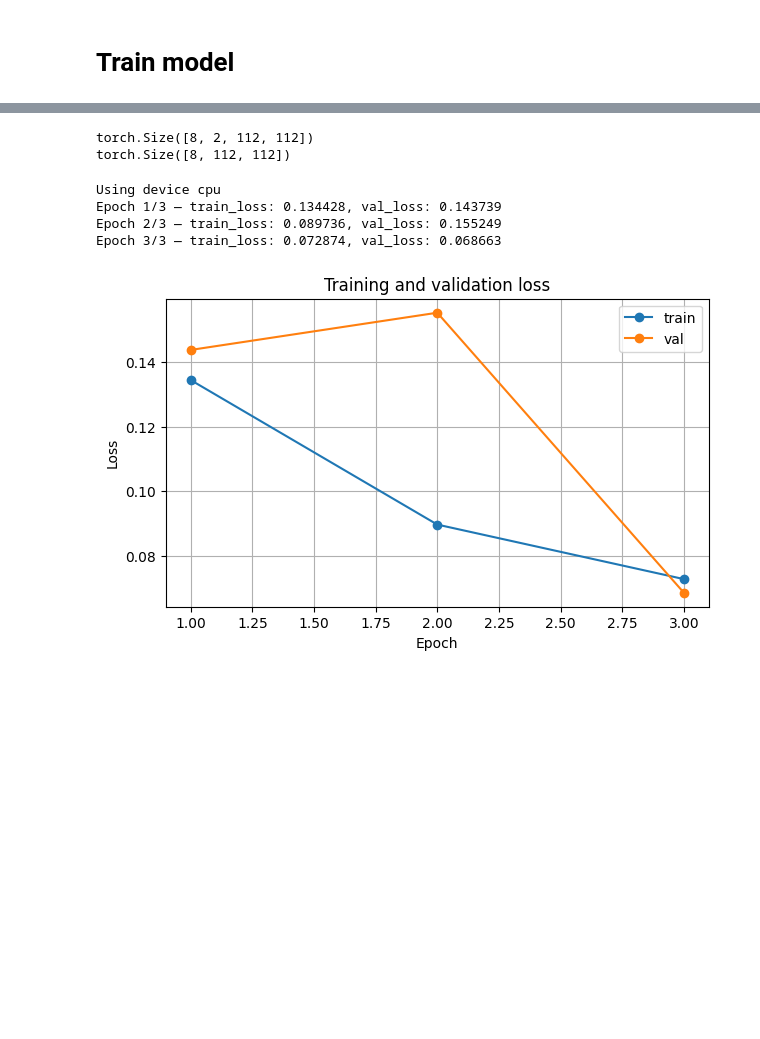
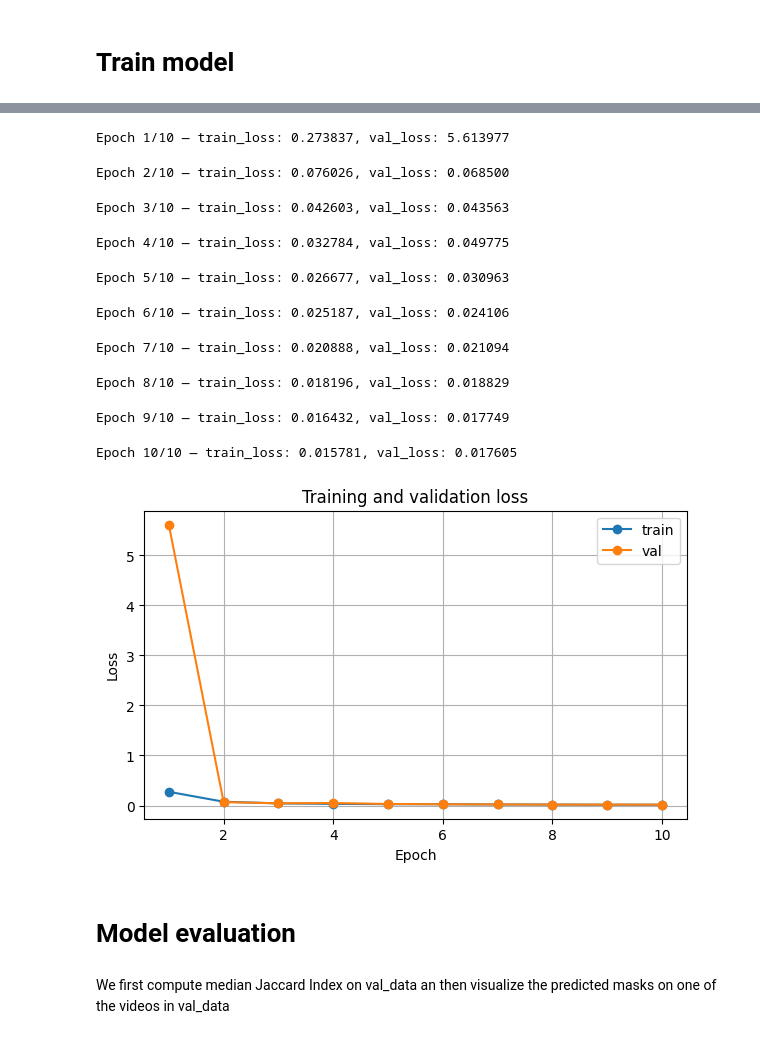
Before and after one commit to LuisZim/AML-ETH-Project2, a Jupyter notebook: UNet_baseline.ipynb, the cells around one changed output, grey strips where cells are left out. Cells and saved outputs as stored; diff of their text form; code cells hidden in the pictures; blank space fills up the shorter version.

Commit message:
Further visualizations of trained model predictions and evaluation of median Jaccard Index on validation data

```diff
--- a/UNet_baseline.ipynb
+++ b/UNet_baseline.ipynb
@@ -39,8 +39,10 @@ Example format of sample: { 'name': 'AC8ASN45B9', 'video': array([...], dtype='u
 pkl_path = './data/raw/train.pkl'
 if not os.path.exists(pkl_path):
     raise FileNotFoundError(f'{pkl_path} nicht gefunden im aktuellen Verzeichnis: {os.getcwd()}')
-
+# For simplicity, we first load only the amateur labeled data
 data = load_zipped_pickle(pkl_path)
+# take only samples from amateur data set
+data = [sample for sample in data if sample['dataset'] == 'amateur']
 
 print('Number of samples:', len(data))
 
@@ -348,12 +360,2 @@ print('# UNet cell loaded: implement dataset & dataloaders, then use the scaffol
 # %% [markdown]
 # Train model
-# %%
-from utilities import preprocess_train_data
-print("Preprocessing train data...")
-names, frames, masks = preprocess_train_data(data)
-# Make frames and masks single channel (H,W) So list has dimension (N, H, W) not (N, H, W, 1)
-print(f"Processed {len(names)} training samples.")
-print(frames[0].dtype, frames[0].shape)
-print(masks[0].dtype, masks[0].shape)
-print(frames[0].min(), frames[0].max())
-print(masks[0].min(), masks[0].max())
@@ -416,39 +428,41 @@ torch.Size([8, 112, 112])
-# %%
-img_batch, mask_batch = next(iter(train_loader))
-print(model(img_batch).shape)
-print(mask_batch.shape)
-# %% [output]
-torch.Size([8, 2, 112, 112])
-torch.Size([8, 112, 112])
 # %%
-# Train for 3 epochs and plot epoch losses
-device = torch.device('cuda' if torch.cuda.is_available() else 'cpu')
-print('Using device', device)
-model = model.to(device)
-epochs = 3
+# Train for 10 epochs and plot epoch losses
+epochs = 10
 train_losses = []
 val_losses = []
-for epoch in range(1, epochs+1):
+
+pbar = tqdm(range(1, epochs+1), desc='Overall Training')
+for epoch in pbar:
     train_loss = train_one_epoch(model, train_loader, optim, criterion, device)
-    val_loss = eval_one_epoch(model, train_loader, criterion, device)  # using train_loader as val for demo
+    val_loss = eval_one_epoch(model, val_loader, criterion, device)  # using val_loader
     train_losses.append(train_loss)
     val_losses.append(val_loss)
     print(f'Epoch {epoch}/{epochs} — train_loss: {train_loss:.6f}, val_loss: {val_loss:.6f}')
-
+    pbar.set_postfix({'train_loss': train_loss, 'val_loss': val_loss})
 # Plot losses
 import matplotlib.pyplot as plt
 plt.figure(figsize=(7,4))
 plt.plot(range(1, epochs+1), train_losses, marker='o', label='train')
 plt.plot(range(1, epochs+1), val_losses, marker='o', label='val')
 plt.xlabel('Epoch')
 plt.ylabel('Loss')
 plt.title('Training and validation loss')
 plt.legend()
 plt.grid(True)
 plt.show()
 # %% [output]
-Using device cpu
-Epoch 1/3 — train_loss: 0.134428, val_loss: 0.143739
-Epoch 2/3 — train_loss: 0.089736, val_loss: 0.155249
-Epoch 3/3 — train_loss: 0.072874, val_loss: 0.068663
+Epoch 1/10 — train_loss: 0.273837, val_loss: 5.613977
+Epoch 2/10 — train_loss: 0.076026, val_loss: 0.068500
+Epoch 3/10 — train_loss: 0.042603, val_loss: 0.043563
+Epoch 4/10 — train_loss: 0.032784, val_loss: 0.049775
+Epoch 5/10 — train_loss: 0.026677, val_loss: 0.030963
+Epoch 6/10 — train_loss: 0.025187, val_loss: 0.024106
+Epoch 7/10 — train_loss: 0.020888, val_loss: 0.021094
+Epoch 8/10 — train_loss: 0.018196, val_loss: 0.018829
+Epoch 9/10 — train_loss: 0.016432, val_loss: 0.017749
+Epoch 10/10 — train_loss: 0.015781, val_loss: 0.017605
-[figure, old version]
+[figure, new version]
+# %% [markdown]
+# Model evaluation
+# %% [markdown]
+We first compute median Jaccard Index on val_data an then visualize the predicted masks on one of the videos in val_data
```
Also changed, not shown: parts of 9 cells of this notebook, 1 other file.
